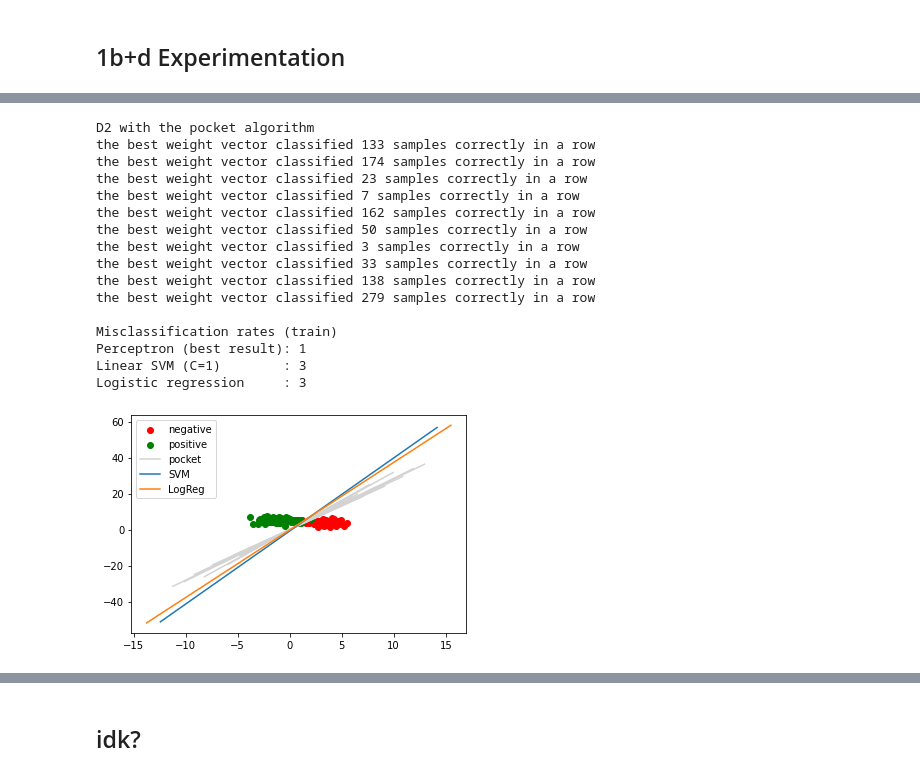
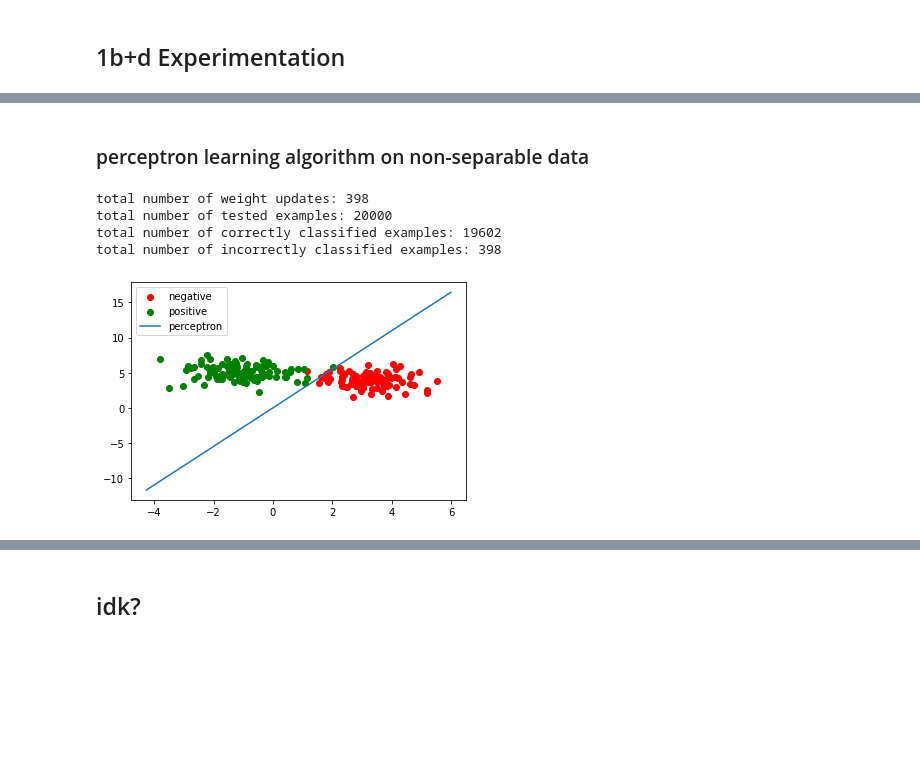
Before and after one commit to timurcarstensen/ie-678-deep-learning, a Jupyter notebook: dl22-a01/a01-fnn.ipynb, the cells around one changed output, grey strips where cells are left out. Cells and saved outputs as stored; diff of their text form; code cells hidden in the pictures; blank space fills up the shorter version.

Commit message:
rewrote pt_train

```diff
--- a/dl22-a01/a01-fnn.ipynb
+++ b/dl22-a01/a01-fnn.ipynb
@@ -164,26 +198,13 @@ Logistic regression     : 3
-# %%
-# Train 10 perceptrons starting with random weights. Also train logistic
-# regression and SVM. Plot all decision boundaries, and print the
-# misclassification rates (on training data). Try this with and without the
-# pocket algorithm.
-print("D2 with the pocket algorithm")
-nextplot()
-plot2dbs(X2, y2, n=10, maxepochs=1000, pocket=True)
-# %% [output]
-D2 with the pocket algorithm
-the best weight vector classified 133 samples correctly in a row
-the best weight vector classified 174 samples correctly in a row
-the best weight vector classified 23 samples correctly in a row
-the best weight vector classified 7 samples correctly in a row
-the best weight vector classified 162 samples correctly in a row
-the best weight vector classified 50 samples correctly in a row
-the best weight vector classified 3 samples correctly in a row
-the best weight vector classified 33 samples correctly in a row
-the best weight vector classified 138 samples correctly in a row
-the best weight vector classified 279 samples correctly in a row
-
-Misclassification rates (train)
-Perceptron (best result): 1
-Linear SVM (C=1)        : 3
-Logistic regression     : 3
-[figure, removed]
+# %% [markdown]
+### perceptron learning algorithm on non-separable data
+# %%
+w = pt_train(X2, y2)
+nextplot()
+plot2(X2, y2)
+plot2db(w, label="perceptron")
+# %% [output]
+total number of weight updates: 398
+total number of tested examples: 20000
+total number of correctly classified examples: 19602
+total number of incorrectly classified examples: 398
+[figure, added]
```
Also changed, not shown: parts of 18 cells of this notebook.
